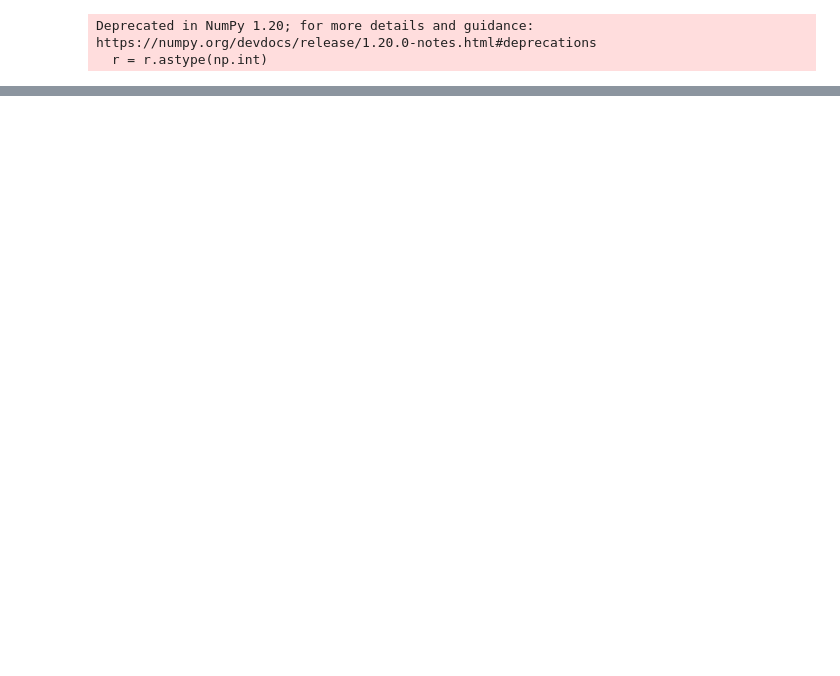
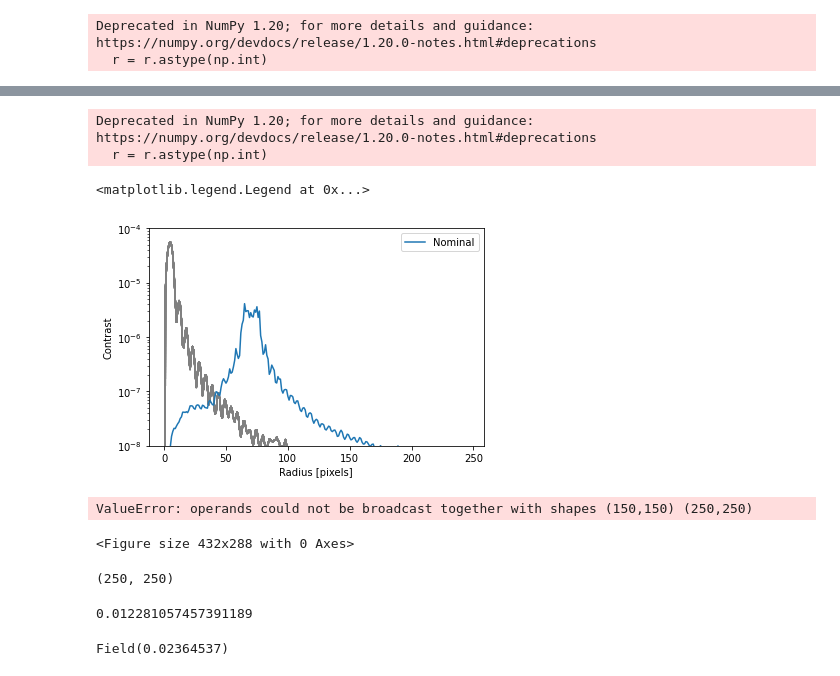
Before and after one commit to Jashcraf/polarization-gsmts-II, a Jupyter notebook: coro_sim.ipynb, the cells around one changed output, grey strips where cells are left out. Drawn from its saved outputs; the diff is of its cells as text; code cells hidden in the pictures; blank space fills up the shorter version.

```diff
--- a/coro_sim.ipynb
+++ b/coro_sim.ipynb
@@ -180,0 +249,42 @@ plt.show()
+# %%
+# Try show a bunch using tmt_cube_02
+rad_pro_tmt_2 = []
+for im in tmt_cube_o2:
+    pro = reg_radial_profile(im, [mean_trials.shape[0]/2,mean_trials.shape[0]/2])
+    rad_pro_tmt_2.append(pro)
+nom_pro = reg_radial_profile(wfout.power.shaped, [mean_trials.shape[0]/2,mean_trials.shape[0]/2])
+# %% [output]
+Deprecated in NumPy 1.20; for more details and guidance: https://numpy.org/devdocs/release/1.20.0-notes.html#deprecations
+  r = r.astype(np.int)
+# %%
+plt.figure()
+plt.plot(np.transpose(rad_pro_tmt_2), color='gray')
+plt.plot(nom_pro, label='Nominal')
+plt.yscale('log')
+plt.ylim(1e-8, 1e-4)
+plt.ylabel('Contrast')
+plt.xlabel('Radius [pixels]')
+plt.legend()
+# %% [output]
+<matplotlib.legend.Legend at 0x...>
+[figure, added]
+# %%
+from matplotlib.colors import SymLogNorm
+plt.figure()
+plt.imshow(im - wfout.power.reshape([250,250]), norm=SymLogNorm(linthresh=1e-8),cmap='RdBu_r')
+plt.colorbar(label='Normalized Intensity')
+# %% [output]
+ValueError: operands could not be broadcast together with shapes (150,150) (250,250)
+<Figure size 432x288 with 0 Axes>
+# %%
+wfout.power.shaped.shape
+# %% [output]
+(250, 250)
+# %%
+np.sum(im)
+# %% [output]
+0.012281057457391189
+# %%
+np.sum(wfout.power)
+# %% [output]
+Field(0.02364537)
```
Also changed, not shown: parts of 14 cells of this notebook, 2 other files.
